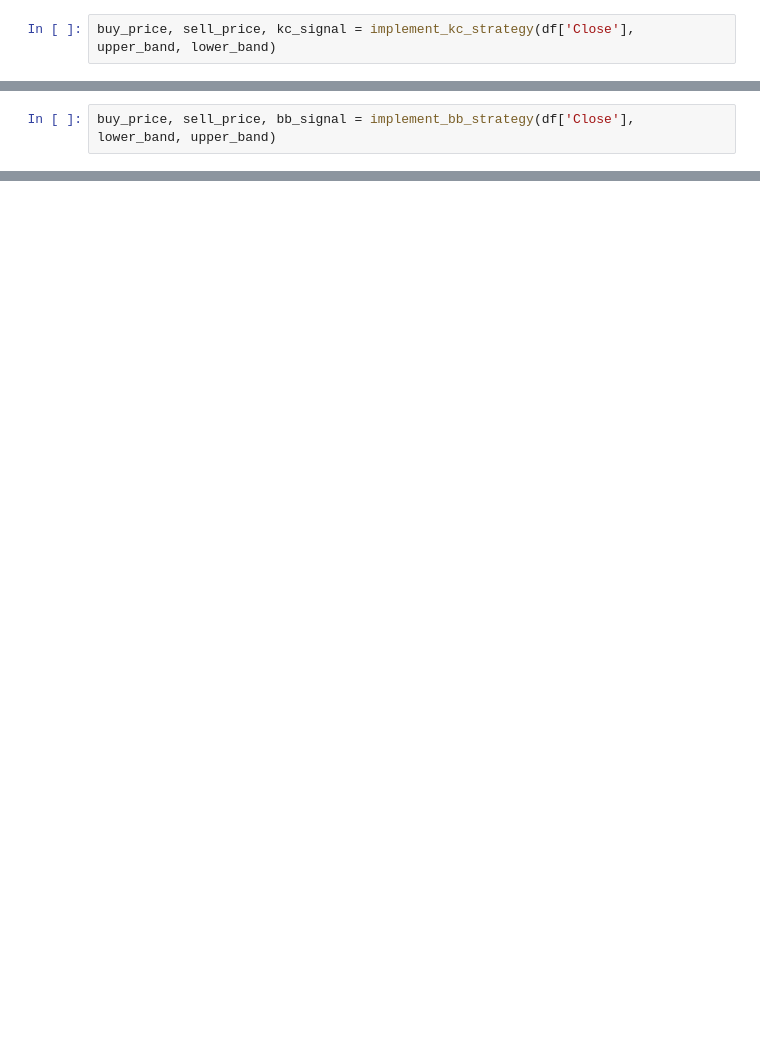
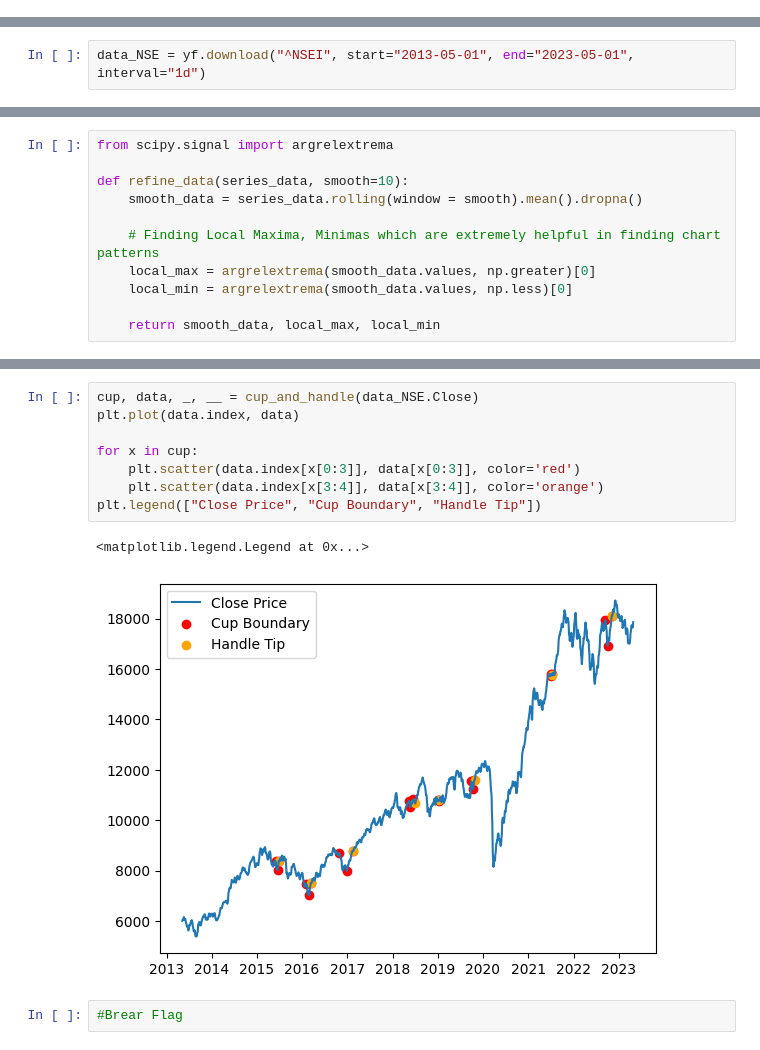
Before and after one commit to shivamp-20/Mathematical-Trading-Strategies, a Jupyter notebook: Assignment 3/210910_Assignment_3.ipynb, the cells around one changed output, grey strips where cells are left out. Cells and saved outputs as stored; diff of their text form; blank space fills up the shorter version.

```diff
--- a/Assignment 3/210910_Assignment_3.ipynb
+++ b/Assignment 3/210910_Assignment_3.ipynb
@@ -247,2 +0,0 @@ def implement_kc_strategy(prices, kc_upper, kc_lower):
-# %%
-buy_price, sell_price, kc_signal = implement_kc_strategy(df['Close'], upper_band, lower_band)
@@ -367,2 +0,0 @@ def implement_bb_strategy(data, lower_bb, upper_bb):
-# %%
-buy_price, sell_price, bb_signal = implement_bb_strategy(df['Close'], lower_band, upper_band)
@@ -438,0 +8,2 @@ ValueError: zero-size array to reduction operation minimum which has no identity
+# %%
+data_NSE = yf.download("^NSEI", start="2013-05-01", end="2023-05-01", interval="1d")
@@ -438,0 +12,11 @@ ValueError: zero-size array to reduction operation minimum which has no identity
+# %%
+from scipy.signal import argrelextrema
+
+def refine_data(series_data, smooth=10):
+    smooth_data = series_data.rolling(window = smooth).mean().dropna()
+
+    # Finding Local Maxima, Minimas which are extremely helpful in finding chart patterns
+    local_max = argrelextrema(smooth_data.values, np.greater)[0]
+    local_min = argrelextrema(smooth_data.values, np.less)[0]
+
+    return smooth_data, local_max, local_min
@@ -438,0 +174,13 @@ ValueError: zero-size array to reduction operation minimum which has no identity
+# %%
+cup, data, _, __ = cup_and_handle(data_NSE.Close)
+plt.plot(data.index, data)
+
+for x in cup:
+    plt.scatter(data.index[x[0:3]], data[x[0:3]], color='red')
+    plt.scatter(data.index[x[3:4]], data[x[3:4]], color='orange')
+plt.legend(["Close Price", "Cup Boundary", "Handle Tip"])
+# %% [output]
+<matplotlib.legend.Legend at 0x...>
+[figure, added]
+# %%
+#Brear Flag
```
Also changed, not shown: parts of 44 cells of this notebook.
